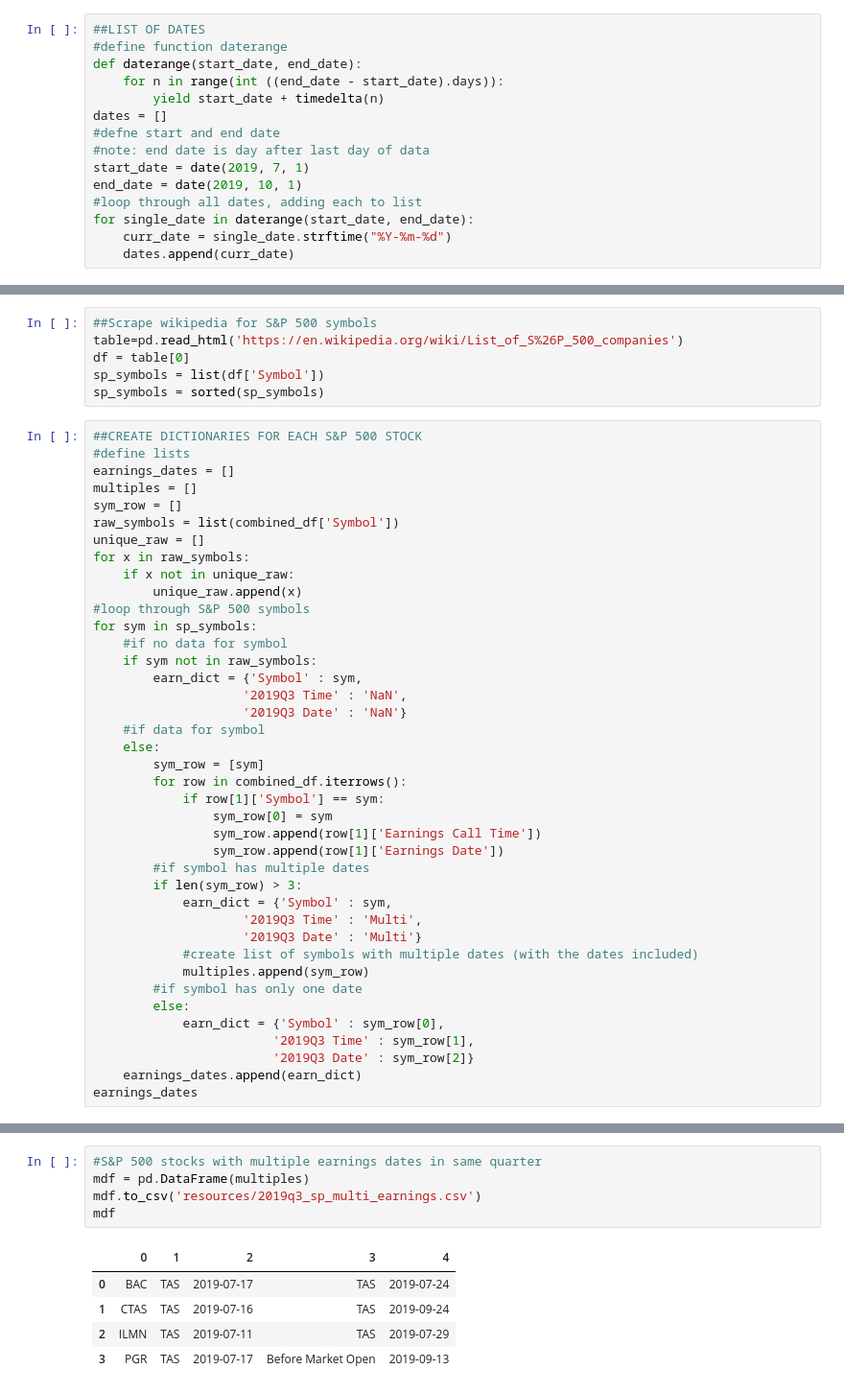
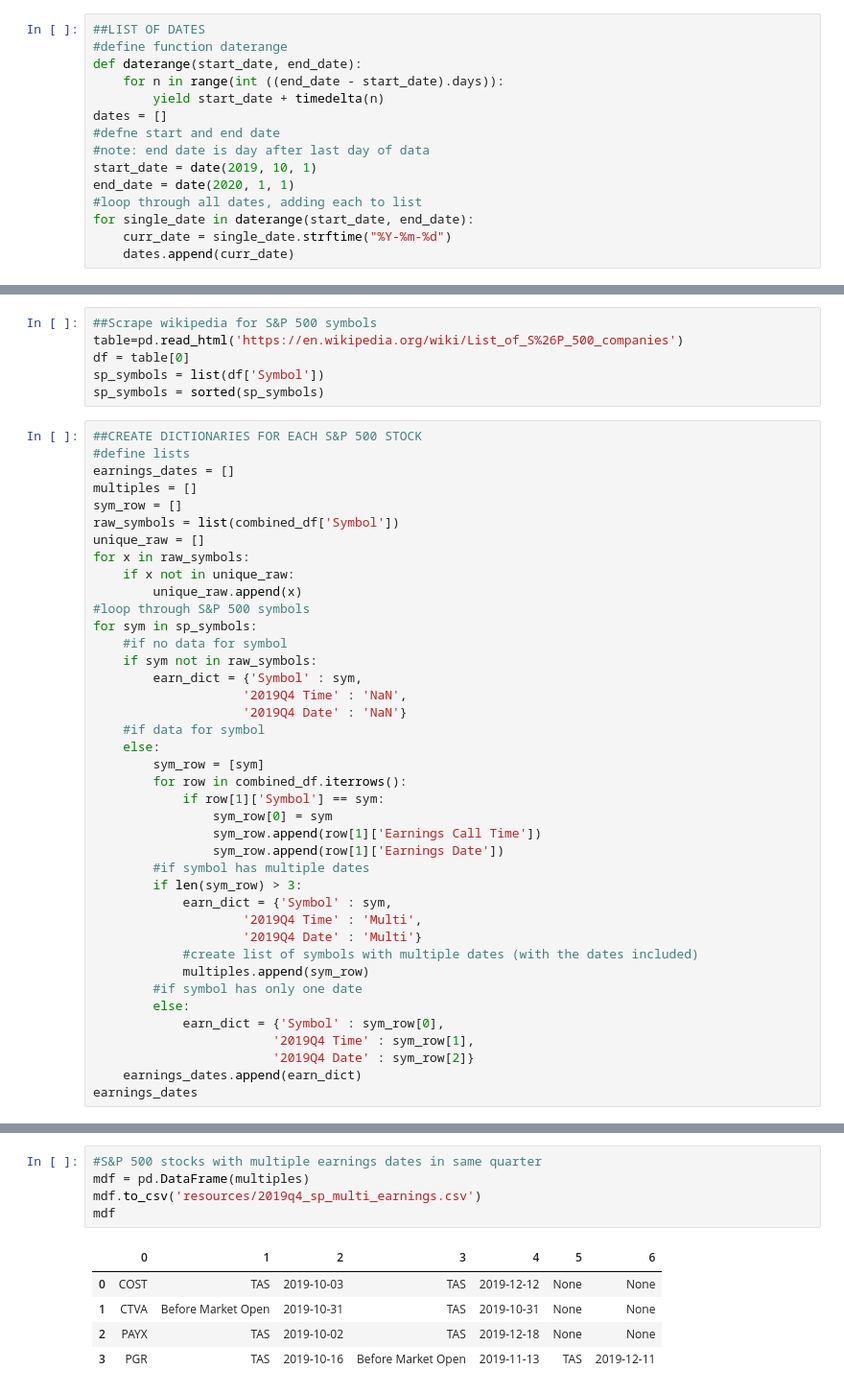
Before and after one commit to djoleary5/earnings_options_strategy, a Jupyter notebook: els_scrape_quarter.ipynb, the cells around one changed output, grey strips where cells are left out. Shown: that part at 96% size. Drawn from its saved outputs; the diff is of its cells as text.

Commit message:
2019q4 raw and S&P earnings times and dates

```diff
--- a/els_scrape_quarter.ipynb
+++ b/els_scrape_quarter.ipynb
@@ -16,8 +16,8 @@ def daterange(start_date, end_date):
 dates = []
 #defne start and end date
 #note: end date is day after last day of data
-start_date = date(2019, 7, 1)
-end_date = date(2019, 10, 1)
+start_date = date(2019, 10, 1)
+end_date = date(2020, 1, 1)
 #loop through all dates, adding each to list
 for single_date in daterange(start_date, end_date):
     curr_date = single_date.strftime("%Y-%m-%d")
@@ -86,8 +86,8 @@ for sym in sp_symbols:
     #if no data for symbol
     if sym not in raw_symbols:
         earn_dict = {'Symbol' : sym,
-                    '2019Q3 Time' : 'NaN',
-                    '2019Q3 Date' : 'NaN'}
+                    '2019Q4 Time' : 'NaN',
+                    '2019Q4 Date' : 'NaN'}
     #if data for symbol
     else:
         sym_row = [sym]
@@ -99,15 +99,15 @@ for sym in sp_symbols:
         #if symbol has multiple dates
         if len(sym_row) > 3:
             earn_dict = {'Symbol' : sym,
-                    '2019Q3 Time' : 'Multi',
-                    '2019Q3 Date' : 'Multi'}
+                    '2019Q4 Time' : 'Multi',
+                    '2019Q4 Date' : 'Multi'}
             #create list of symbols with multiple dates (with the dates included)
             multiples.append(sym_row)
         #if symbol has only one date
         else:
             earn_dict = {'Symbol' : sym_row[0],
-                        '2019Q3 Time' : sym_row[1],
-                        '2019Q3 Date' : sym_row[2]}
+                        '2019Q4 Time' : sym_row[1],
+                        '2019Q4 Date' : sym_row[2]}
     earnings_dates.append(earn_dict)
 earnings_dates
 # %% [output]
@@ -131,14 +131,14 @@ earnings_dates
 # %%
 #S&P 500 stocks with multiple earnings dates in same quarter
 mdf = pd.DataFrame(multiples)
-mdf.to_csv('resources/2019q3_sp_multi_earnings.csv')
+mdf.to_csv('resources/2019q4_sp_multi_earnings.csv')
 mdf
 # %% [output]
-|  | 0 | 1 | 2 | 3 | 4 |
-| 0 | BAC | TAS | 2019-07-17 | TAS | 2019-07-24 |
-| 1 | CTAS | TAS | 2019-07-16 | TAS | 2019-09-24 |
-| 2 | ILMN | TAS | 2019-07-11 | TAS | 2019-07-29 |
-| 3 | PGR | TAS | 2019-07-17 | Before Market Open | 2019-09-13 |
+|  | 0 | 1 | 2 | 3 | 4 | 5 | 6 |
+| 0 | COST | TAS | 2019-10-03 | TAS | 2019-12-12 | None | None |
+| 1 | CTVA | Before Market Open | 2019-10-31 | TAS | 2019-10-31 | None | None |
+| 2 | PAYX | TAS | 2019-10-02 | TAS | 2019-12-18 | None | None |
+| 3 | PGR | TAS | 2019-10-16 | Before Market Open | 2019-11-13 | TAS | 2019-12-11 |
 # %%
 #Data frame for all S&P 500 stocks
 sp_quarter = pd.DataFrame(earnings_dates)
```
Also changed, not shown: parts of 3 cells of this notebook, 3 other files.
